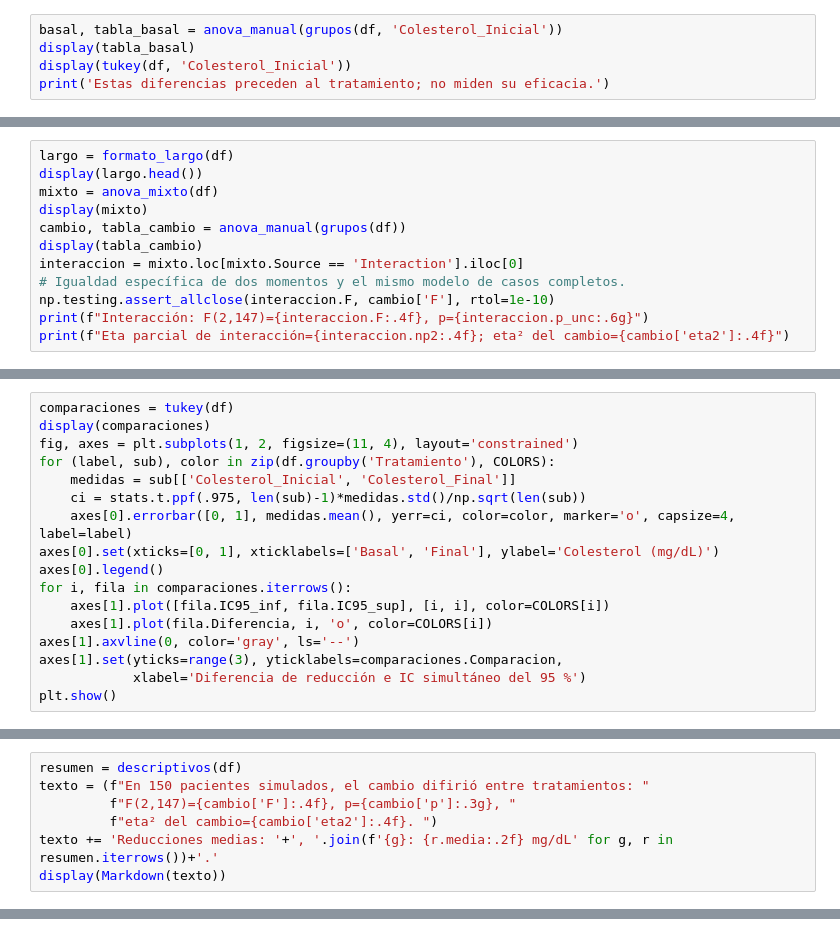
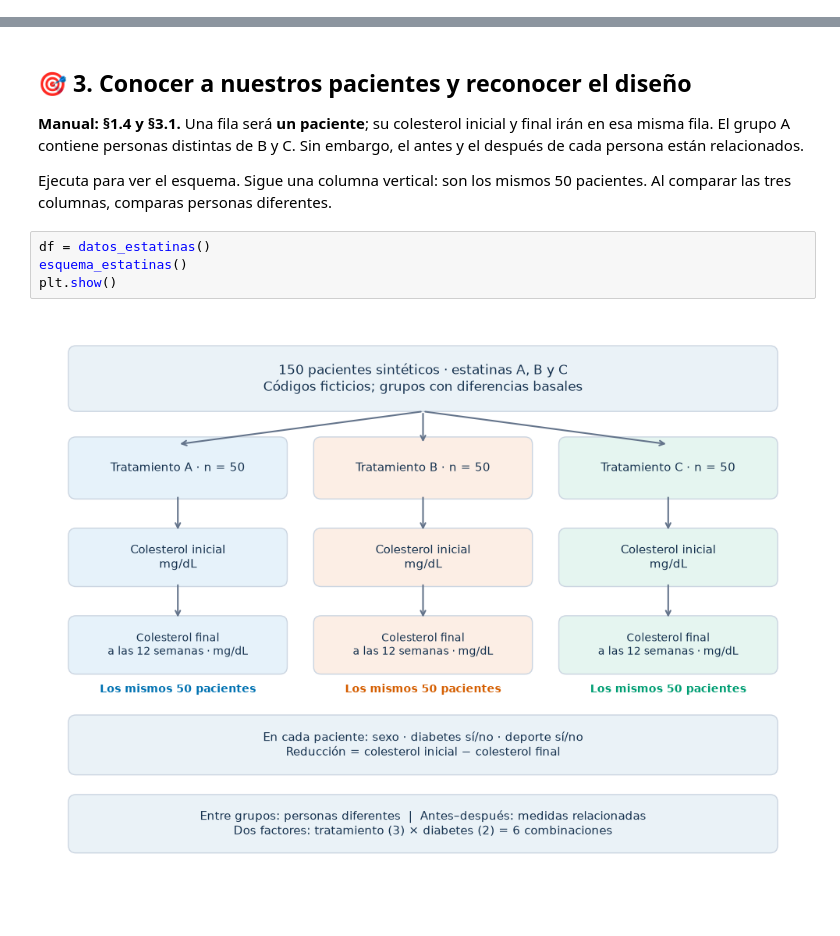
Before and after one commit to mlacasa/EstadisticaQ2, a Jupyter notebook: Anova.ipynb, the cells around one changed output, grey strips where cells are left out. Cells and saved outputs as stored; diff of their text form; blank space fills up the shorter version.

```diff
--- a/Anova.ipynb
+++ b/Anova.ipynb
@@ -301,5 +0,0 @@ que los tratamientos empezaron en condiciones equivalentes.
-# %%
-basal, tabla_basal = anova_manual(grupos(df, 'Colesterol_Inicial'))
-display(tabla_basal)
-display(tukey(df, 'Colesterol_Inicial'))
-print('Estas diferencias preceden al tratamiento; no miden su eficacia.')
@@ -318,12 +0,0 @@ Con dos momentos la esfericidad se cumple automáticamente.
-# %%
-largo = formato_largo(df)
-display(largo.head())
-mixto = anova_mixto(df)
-display(mixto)
-cambio, tabla_cambio = anova_manual(grupos(df))
-display(tabla_cambio)
-interaccion = mixto.loc[mixto.Source == 'Interaction'].iloc[0]
-# Igualdad específica de dos momentos y el mismo modelo de casos completos.
-np.testing.assert_allclose(interaccion.F, cambio['F'], rtol=1e-10)
-print(f"Interacción: F(2,147)={interaccion.F:.4f}, p={interaccion.p_unc:.6g}")
-print(f"Eta parcial de interacción={interaccion.np2:.4f}; eta² del cambio={cambio['eta2']:.4f}")
@@ -341,17 +0,0 @@ Estas comparaciones se hacen sobre los **cambios**, no sobre niveles promediados
-# %%
-comparaciones = tukey(df)
-display(comparaciones)
-fig, axes = plt.subplots(1, 2, figsize=(11, 4), layout='constrained')
-for (label, sub), color in zip(df.groupby('Tratamiento'), COLORS):
-    medidas = sub[['Colesterol_Inicial', 'Colesterol_Final']]
-    ci = stats.t.ppf(.975, len(sub)-1)*medidas.std()/np.sqrt(len(sub))
-    axes[0].errorbar([0, 1], medidas.mean(), yerr=ci, color=color, marker='o', capsize=4, label=label)
-axes[0].set(xticks=[0, 1], xticklabels=['Basal', 'Final'], ylabel='Colesterol (mg/dL)')
-axes[0].legend()
-for i, fila in comparaciones.iterrows():
-    axes[1].plot([fila.IC95_inf, fila.IC95_sup], [i, i], color=COLORS[i])
-    axes[1].plot(fila.Diferencia, i, 'o', color=COLORS[i])
-axes[1].axvline(0, color='gray', ls='--')
-axes[1].set(yticks=range(3), yticklabels=comparaciones.Comparacion,
-            xlabel='Diferencia de reducción e IC simultáneo del 95 %')
-plt.show()
@@ -385,7 +0,0 @@ superioridad de fármacos reales. Acompáñalo de la tabla de IC y comenta el di
-# %%
-resumen = descriptivos(df)
-texto = (f"En 150 pacientes simulados, el cambio difirió entre tratamientos: "
-         f"F(2,147)={cambio['F']:.4f}, p={cambio['p']:.3g}, "
-         f"eta² del cambio={cambio['eta2']:.4f}. ")
-texto += 'Reducciones medias: '+', '.join(f'{g}: {r.media:.2f} mg/dL' for g, r in resumen.iterrows())+'.'
-display(Markdown(texto))
@@ -413,0 +323,12 @@ el código ejecutado como tu razonamiento; una captura del p-valor no basta.
+# %% [markdown]
+## 🎯 3. Conocer a nuestros pacientes y reconocer el diseño
+
+**Manual: §1.4 y §3.1.** Una fila será **un paciente**; su colesterol inicial y final irán en esa misma fila. El grupo A contiene personas distintas de B y C. Sin embargo, el antes y el después de cada persona están relacionados.
+
+Ejecuta para ver el esquema. Sigue una columna vertical: son los mismos 50 pacientes. Al comparar las tres columnas, comparas personas diferentes.
+# %%
+df = datos_estatinas()
+esquema_estatinas()
+plt.show()
+# %% [output]
+[figure, added]
```
Also changed, not shown: parts of 64 cells of this notebook.
